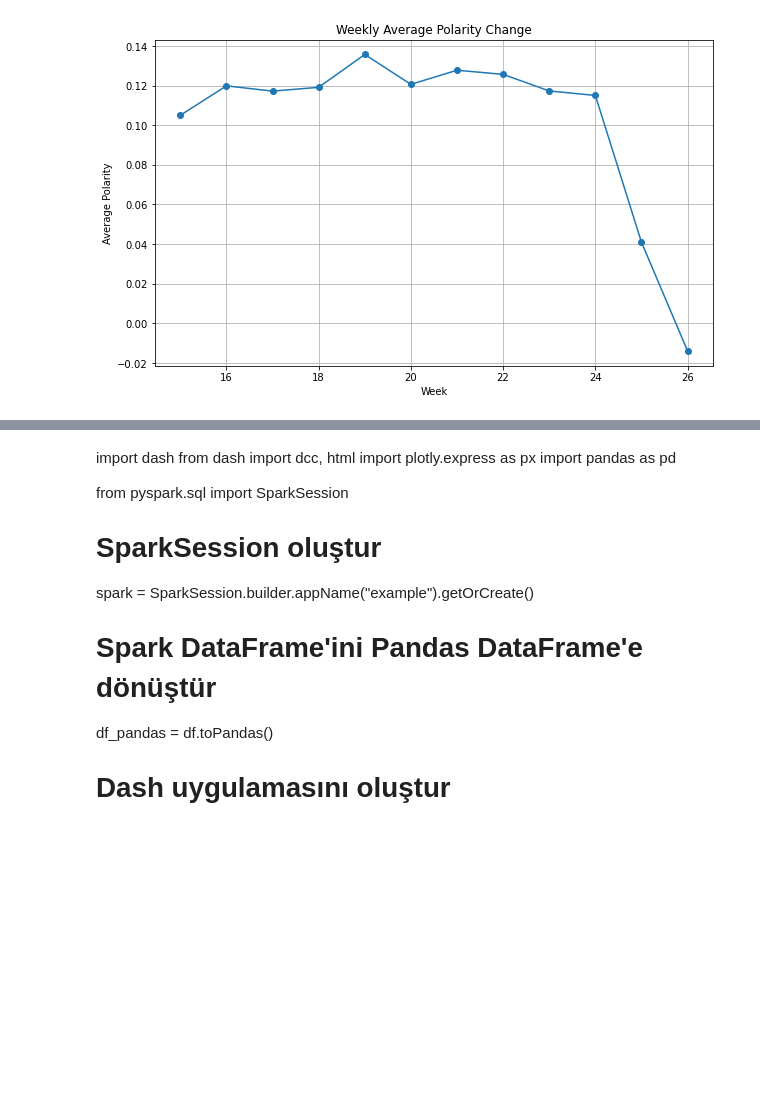
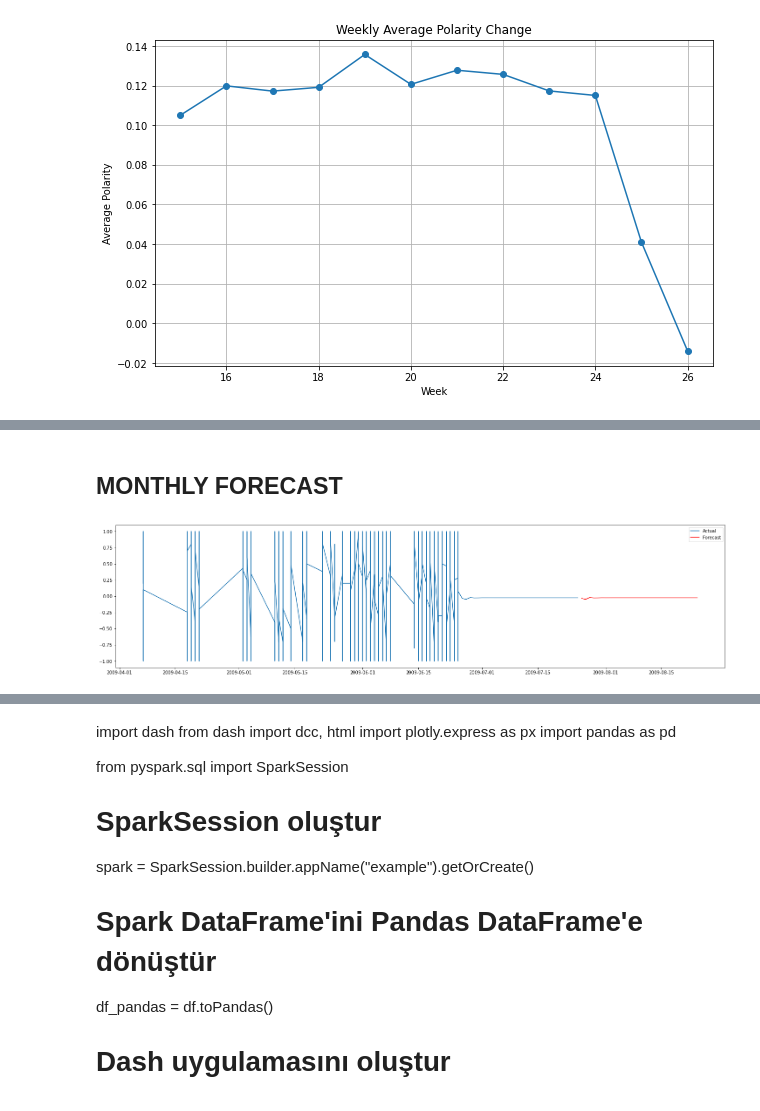
Before and after one commit to hmmtuslu/CA2-SEMESTER2, a Jupyter notebook: CA2 SEM-2.ipynb, the cells around one changed output, grey strips where cells are left out. Saved outputs shown, nothing was run; the diff lists cells and outputs as text; code cells hidden in the pictures; blank space fills up the shorter version.

```diff
--- a/CA2 SEM-2.ipynb
+++ b/CA2 SEM-2.ipynb
@@ -592,0 +592,49 @@ if __name__ == '__main__':
+# %% [markdown]
+## MONTHLY FORECAST
+# %%
+import pandas as pd
+import numpy as np
+import matplotlib.pyplot as plt
+from statsmodels.tsa.arima.model import ARIMA
+from pyspark.sql import SparkSession
+from pyspark.sql.functions import col
+from pyspark.sql.window import Window
+
+# PySpark Session oluştur
+spark = SparkSession.builder.appName("ARIMA_Example").getOrCreate()
+
+# 'time' sütununu tarih formatına dönüştür
+df_spark = df.withColumn("time", col("time").cast("date"))
+
+# Aylık gruplama ve ortalama alma işlemleri
+window_spec = Window.orderBy("time").rowsBetween(-float('inf'), 0)
+df_spark = df_spark.withColumn("monthly_avg_polarity", col("polarity"))
+df_spark = df_spark.withColumn("monthly_avg_polarity", col("monthly_avg_polarity").cast("double"))
+
+# 0 olan satırları filtrele
+df_spark = df_spark.filter(col("polarity") != 0)
+
+# ARIMA modelini oluştur
+model = ARIMA(df_spark.select("monthly_avg_polarity").toPandas(), order=(3, 1, 1))  # (p, d, q) değerlerini istediğiniz gibi ayarlayabilirsiniz
+results = model.fit()
+
+# Gelecek 30 gün için tahmin yap (bir ay)
+forecast_steps = 30
+forecast = results.get_forecast(steps=forecast_steps)
+
+# Tahmin edilen değerler ve güven aralıklarını al
+forecast_values = forecast.predicted_mean
+
+# Önceki verileri ve tahminleri birleştir
+df_forecast30 = df_spark.toPandas()
+df_forecast30 = df_forecast30.append(pd.DataFrame({"time": pd.date_range(start=df_forecast30['time'].max() + pd.Timedelta(days=1), periods=forecast_steps, freq='D'),
+                                                "monthly_avg_polarity": forecast_values}))
+
+# Tahmin edilen değerleri ve güven aralıklarını görselleştir
+plt.figure(figsize=(25, 6))
+plt.plot(df_forecast30['time'], df_forecast30['monthly_avg_polarity'], label='Actual')
+plt.plot(pd.date_range(start=df_forecast30['time'].max() + pd.Timedelta(days=1), periods=forecast_steps, freq='D'), forecast_values, color='red', label='Forecast')
+plt.legend()
+plt.show()
+# %% [output]
+[figure, added]
```
Also changed, not shown: parts of 27 cells of this notebook.
